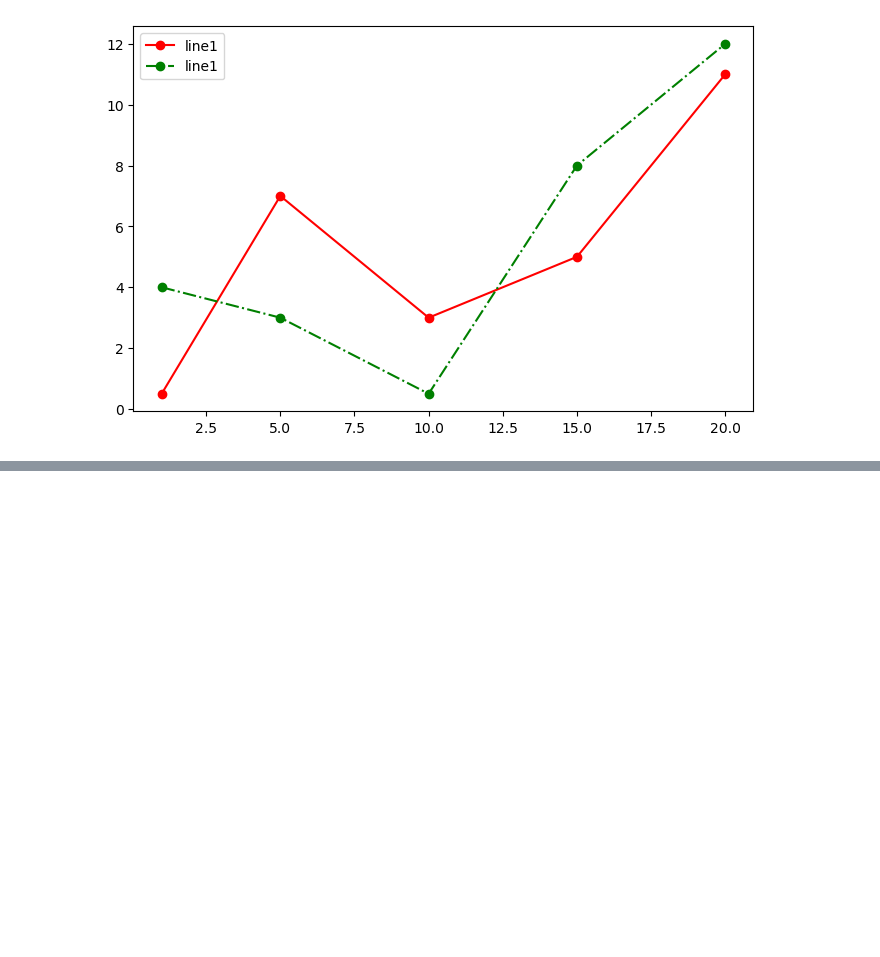
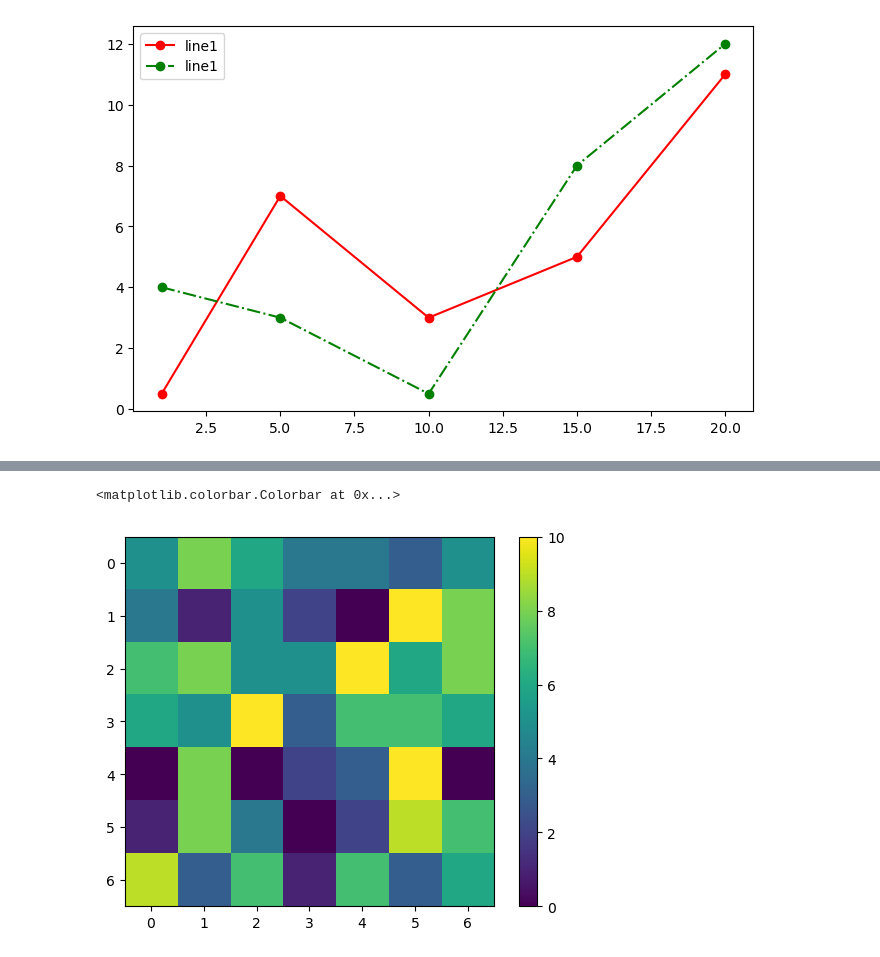
Before and after one commit to PonChick3n/PythonML2, a Jupyter notebook: ДЗ/HW5.ipynb, the cells around one changed output, grey strips where cells are left out. Cells and saved outputs as stored; diff of their text form; code cells hidden in the pictures; blank space fills up the shorter version.

```diff
--- a/ДЗ/HW5.ipynb
+++ b/ДЗ/HW5.ipynb
@@ -16,0 +38,7 @@ plt.legend()
+# %%
+data = np.random.randint(0, 11, (7, 7))
+plt.imshow(data, cmap='viridis')
+plt.colorbar()
+# %% [output]
+<matplotlib.colorbar.Colorbar at 0x...>
+[figure, added]
```
Also changed, not shown: parts of 6 cells of this notebook, 1 other file.
